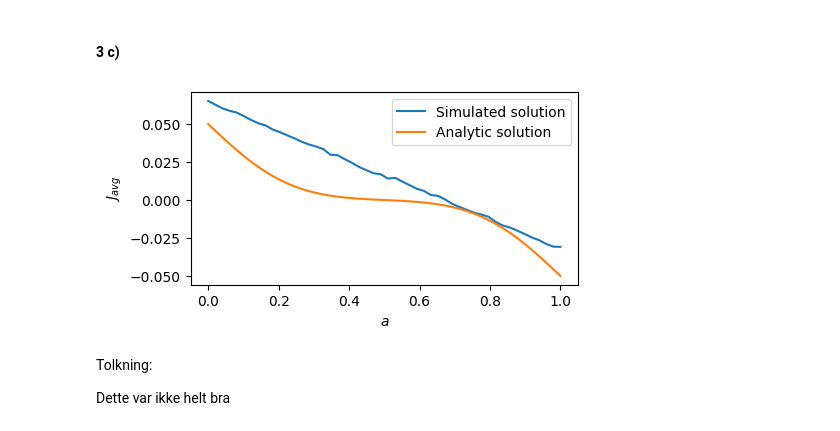
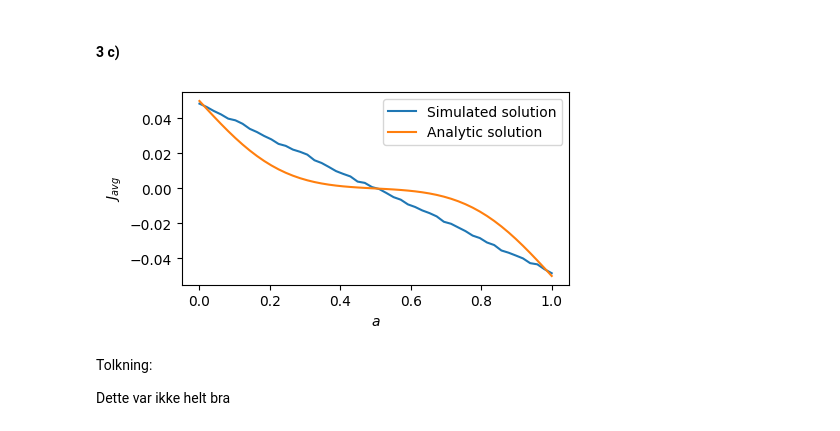
Before and after one commit to einaraarnaes/Prosjekt2, a Jupyter notebook: code.ipynb, the cells around one changed output. Saved outputs shown, nothing was run; the diff lists cells and outputs as text; code cells hidden in the pictures.

```diff
--- a/code.ipynb
+++ b/code.ipynb
@@ -441,29 +446,35 @@ Ser at vi får positive strømmer, som er størst for små $T_p$. Dette kan fork
 # %%
 from scipy.special import erfc
 
 T_p = 500
 bk = 1000
 a_arr = np.linspace(0,1,50)
 
 currents = np.zeros(len(a_arr))
 
+def V_1_alpha(x, alpha):
+    per_x = x % N_x - (1 - alpha) * N_x
+    return np.where(per_x > 0, per_x / (alpha * N_x), -per_x / ((1 - alpha) * N_x))
+
 for i, alpha in enumerate(a_arr):
+    V_1 = lambda x: V_1_alpha(x, alpha)
     p_pluss_1, p_minus_1 = p_vals(grid, V_2, bk)
     p_pluss_2, p_minus_2 = p_vals(grid, V_1, bk)
+
     currents[i] = run_cycles(1, start_pos)[0]
 
 fig, ax = plt.subplots(figsize=(5, 2.5))
 
 J_anal = 0.25*N_x/T_p * (   erfc(  0.5*a_arr*N_x*np.sqrt(3/T_p)  ) - erfc(  0.5*(1-a_arr)*N_x*np.sqrt(3/T_p)  )   )
 
 ax.plot(a_arr, currents, label = "Simulated solution")
 ax.plot(a_arr, J_anal, label = "Analytic solution")
 ax.set_xlabel("$a$")
 ax.set_ylabel("$J_{avg}$")
 plt.legend()
 plt.show()
 # %% [output]
-[figure, old version]
+[figure, new version]
 # %% [markdown]
 Tolkning:
 
```
Also changed, not shown: parts of 12 cells of this notebook.
